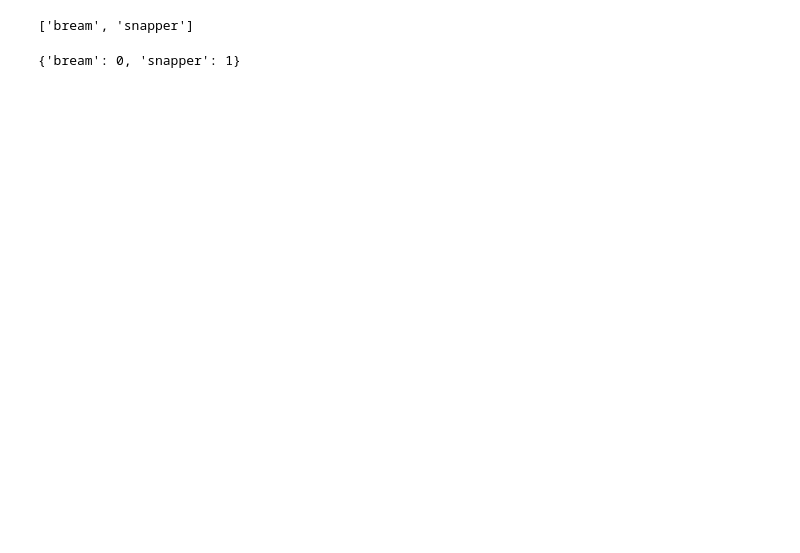
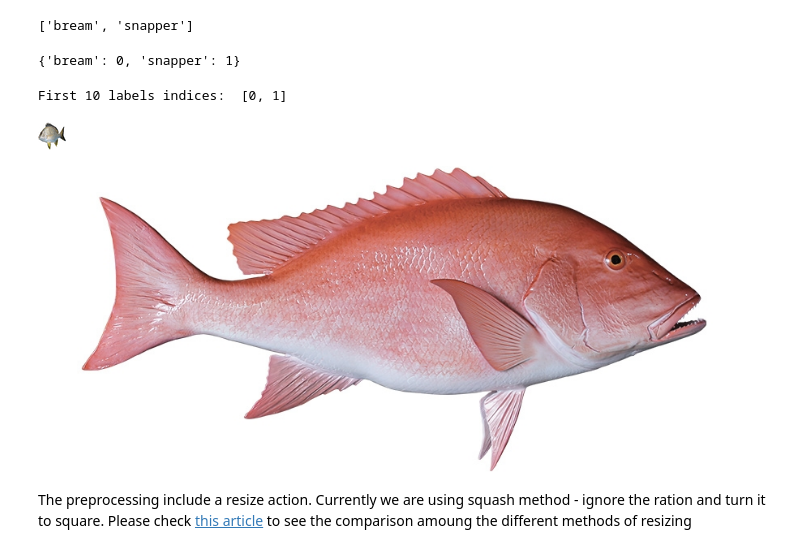
Before and after one commit to ericatsydney/image-classifier, a Jupyter notebook: etl.ipynb, the cells around one changed output. Drawn from its saved outputs; the diff is of its cells as text; code cells hidden in the pictures; blank space fills up the shorter version.

```diff
--- a/etl.ipynb
+++ b/etl.ipynb
@@ -45,3 +46,22 @@ label_to_index = dict((name, index) for index,name in enumerate(label_names))
 label_to_index
 # %% [output]
 {'bream': 0, 'snapper': 1}
+# %%
+all_image_labels = [label_to_index[pathlib.Path(path).parent.name]
+                    for path in all_image_paths]
+
+print("First 10 labels indices: ", all_image_labels[:10])
+# %% [output]
+First 10 labels indices:  [0, 1]
+# %%
+import IPython.display as display
+for n in range(2):
+  image_path = random.choice(all_image_paths)
+  display.display(display.Image(image_path))
+#   print(caption_image(image_path))
+  print()
+# %% [output]
+[figure, added]
+[figure, added]
+# %% [markdown]
+The preprocessing include a resize action. Currently we are using squash method - ignore the ration and turn it to square. Please check [this article](https://forums.fast.ai/t/impact-of-image-resizing-on-model-training-time-and-performance/1980) to see the comparison amoung the different methods of resizing
```
Also changed, not shown: parts of 4 cells of this notebook.
